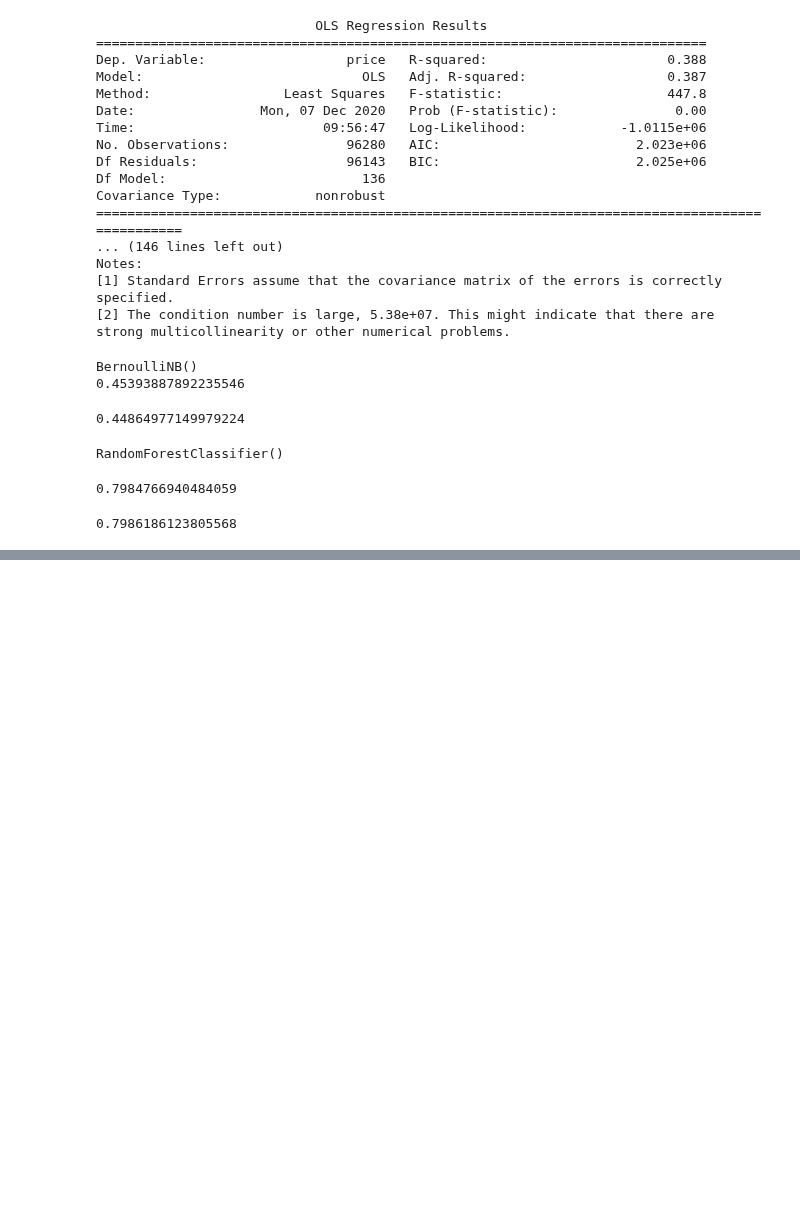
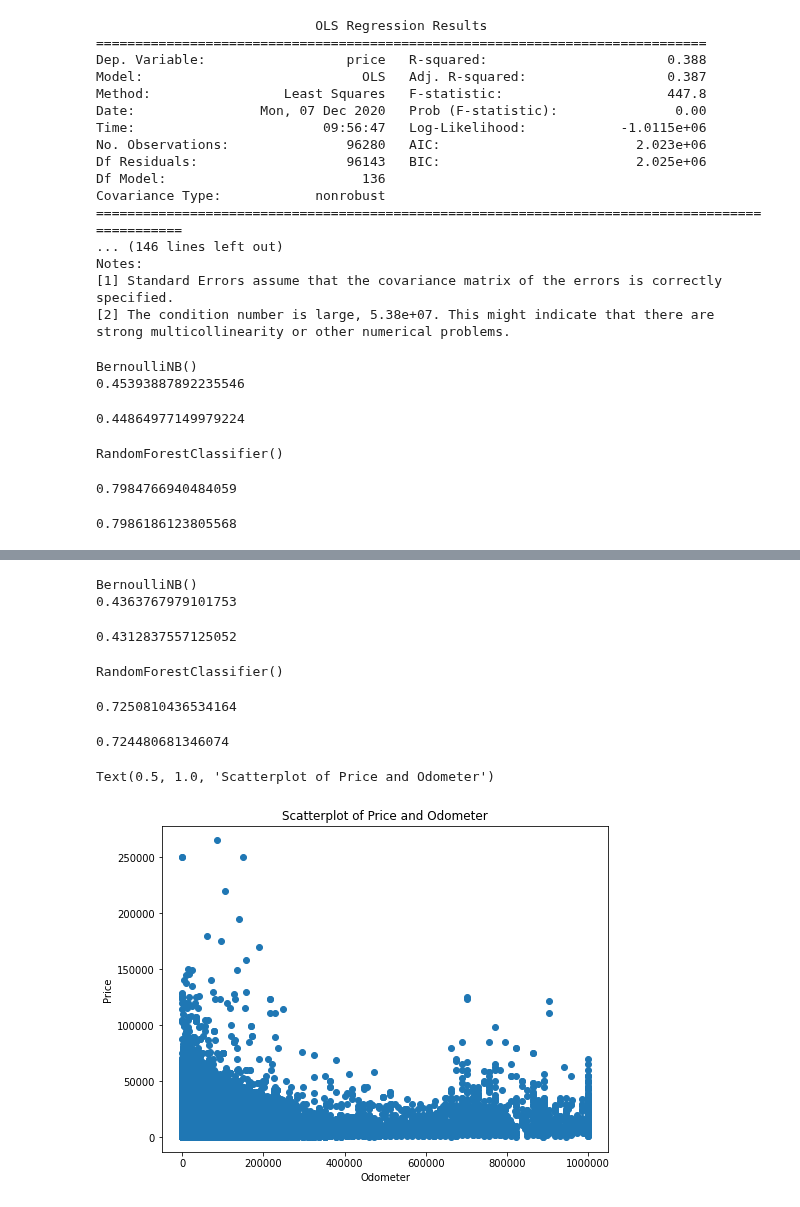
Before and after one commit to matthiasronnau/BANA-212-Final-Project, a Jupyter notebook: BANA-212 Final Project.ipynb, the cells around one changed output, grey strips where cells are left out. Cells and saved outputs as stored; diff of their text form; code cells hidden in the pictures; blank space fills up the shorter version.

Commit message:
Add scatterplot of 'price' and 'odometer'

```diff
--- a/BANA-212 Final Project.ipynb
+++ b/BANA-212 Final Project.ipynb
@@ -278,7 +277,7 @@ manufacturers_colors = {}
 for i in range(len(manufacturer_nationalities)):
     manufacturers_colors[manufacturer_nationalities[i]] = nationality_colors[i]
 # %%
-#cars["nationality_colors"] = cars["manufacturer_nationality"].map(manufacturers_colors)
+cars["nationality_colors"] = cars["manufacturer_nationality"].map(manufacturers_colors)
 # %%
 plt.figure(figsize = (10, 8))
 cars.loc[cars["manufacturer_nationality"] != "MISSING"].groupby("manufacturer_nationality")["price"].mean().plot.bar()
@@ -472,0 +519,29 @@ cross_val_score(RandomForestClassifier(), X, y, cv = 10).mean()
+# %%
+#Bernoulli Naive Bayes
+BNB = BernoulliNB()
+
+BNB.fit(X_train, y_train)
+print(BNB)
+
+y_pred = BNB.predict(X_test)
+print(accuracy_score(y_test, y_pred))
+# %% [output]
+BernoulliNB()
+0.4363767979101753
+# %%
+cross_val_score(BNB, X_cut, y, cv = 10).mean()
+# %% [output]
+0.4312837557125052
+# %%
+model = RandomForestClassifier()
+model.fit(X_train, y_train)
+# %% [output]
+RandomForestClassifier()
+# %%
+model.score(X_test, y_test)
+# %% [output]
+0.7250810436534164
+# %%
+cross_val_score(RandomForestClassifier(), X_cut, y, cv = 10).mean()
+# %% [output]
+0.724480681346074
@@ -472,0 +550,10 @@ cross_val_score(RandomForestClassifier(), X, y, cv = 10).mean()
+# %%
+plt.figure(figsize = (8, 6))
+plt.ticklabel_format(style = "plain")
+plt.scatter(cars_linear_data.odometer, cars_linear_data.price, )
+plt.xlabel("Odometer")
+plt.ylabel("Price")
+plt.title("Scatterplot of Price and Odometer")
+# %% [output]
+Text(0.5, 1.0, 'Scatterplot of Price and Odometer')
+[figure, added]
```
Also changed, not shown: parts of 10 cells of this notebook.
